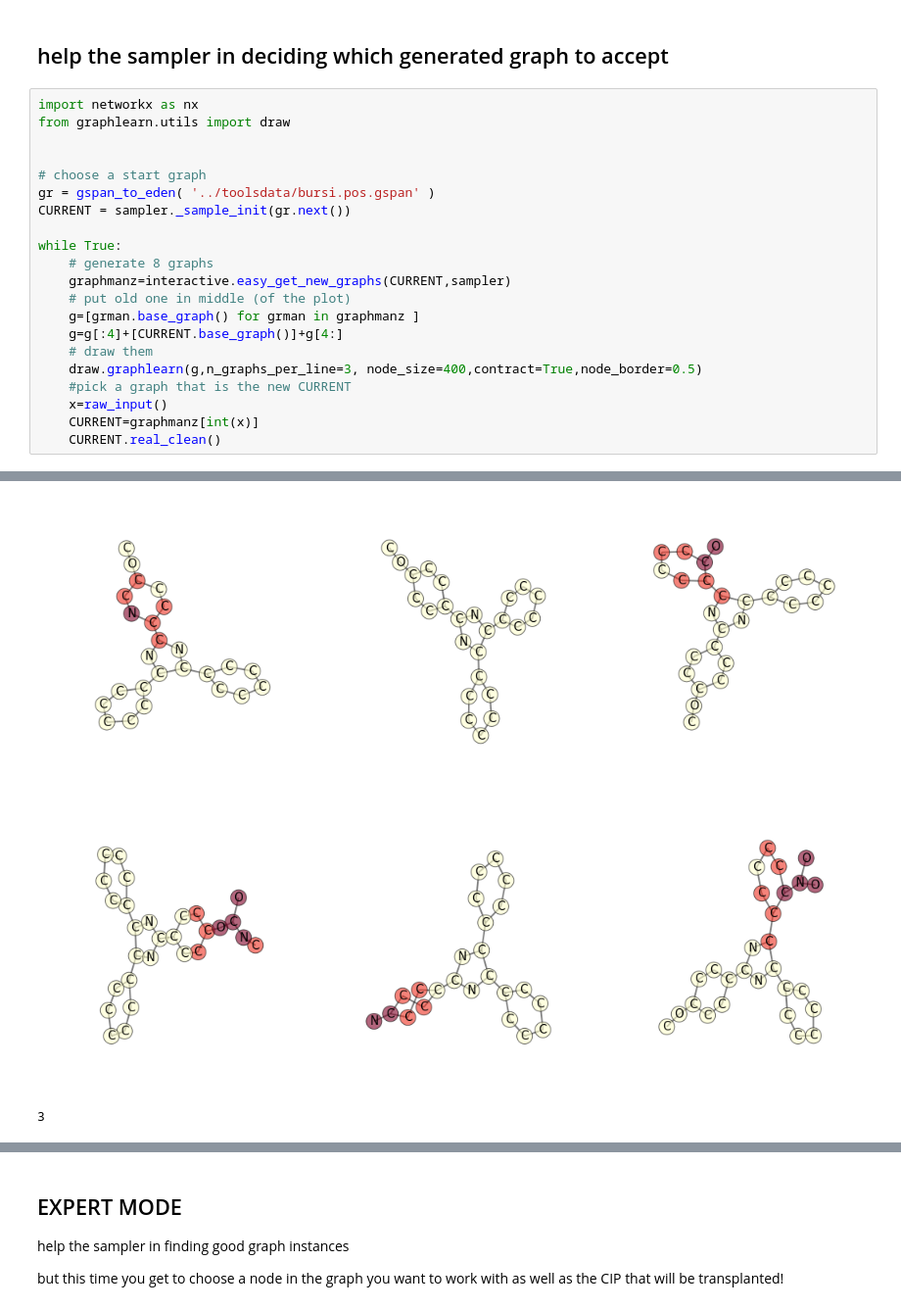
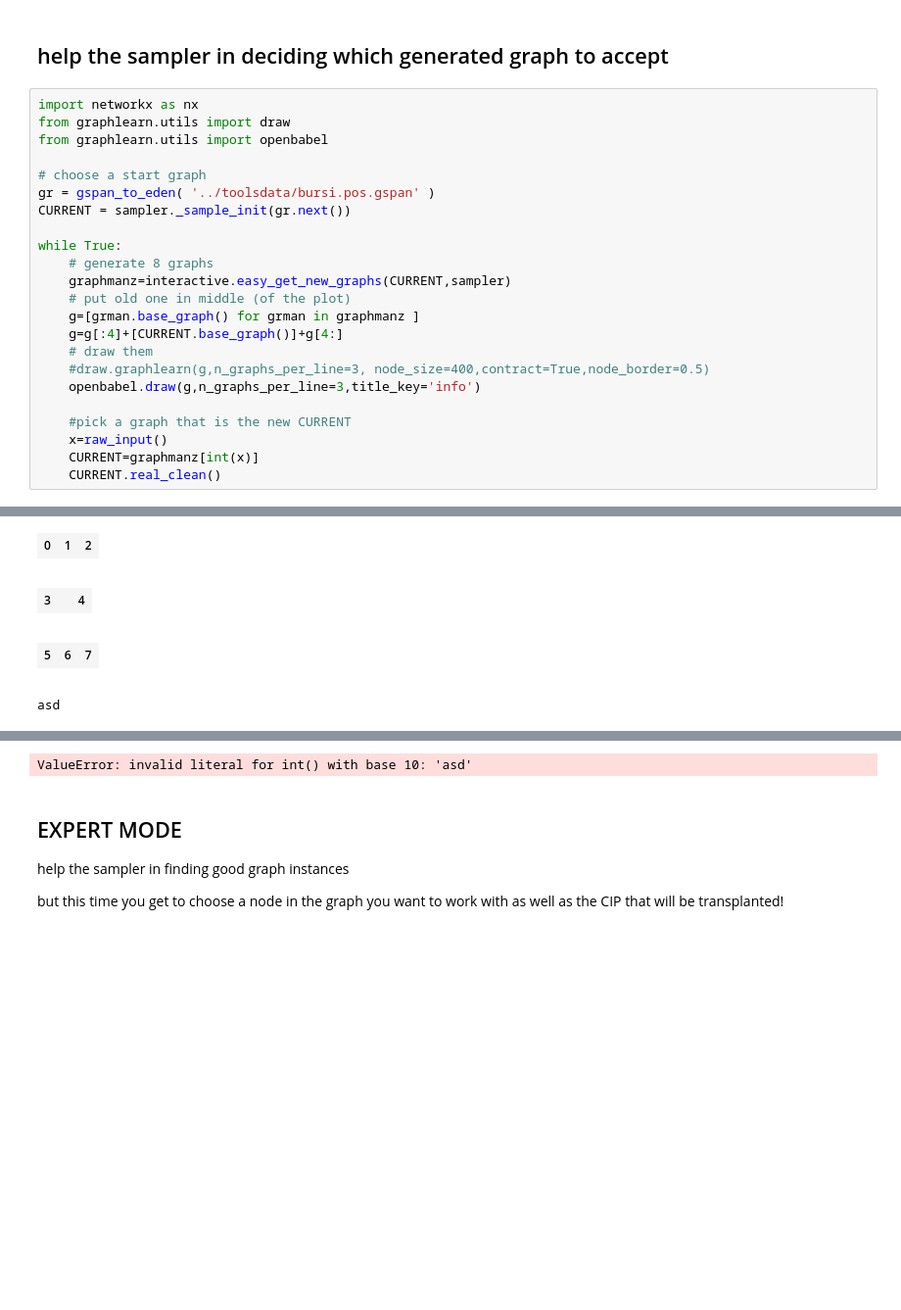
Before and after one commit to fabriziocosta/GraphLearn_examples, a Jupyter notebook: simple_toys/interactive_creation.ipynb, the cells around one changed output, grey strips where cells are left out. Shown: that part at 98% size. Cells and saved outputs as stored; diff of their text form; blank space fills up the shorter version.

Commit message:
openbabel for interactive... might not be a good idea

```diff
--- a/simple_toys/interactive_creation.ipynb
+++ b/simple_toys/interactive_creation.ipynb
@@ -48,7 +48,7 @@ Wall time: 37.6 s
 # %%
 import networkx as nx
 from graphlearn.utils import draw
-
+from graphlearn.utils import openbabel
 
 # choose a start graph
 gr = gspan_to_eden( '../toolsdata/bursi.pos.gspan' )
@@ -61,7 +61,9 @@ while True:
     g=[grman.base_graph() for grman in graphmanz ]
     g=g[:4]+[CURRENT.base_graph()]+g[4:]
     # draw them
-    draw.graphlearn(g,n_graphs_per_line=3, node_size=400,contract=True,node_border=0.5)
+    #draw.graphlearn(g,n_graphs_per_line=3, node_size=400,contract=True,node_border=0.5)
+    openbabel.draw(g,n_graphs_per_line=3,title_key='info')
+
     #pick a graph that is the new CURRENT
     x=raw_input()
     CURRENT=graphmanz[int(x)]
@@ -71,3 +72,7 @@ while True:
-[figure, removed]
-[figure, removed]
+| 0 | 1 | 2 |
+|  |  |  |
+| 3 |  | 4 |
+|  |  |  |
+| 5 | 6 | 7 |
+|  |  |  |
-3
+asd
@@ -77,3 +79,4 @@ while True:
+ValueError: invalid literal for int() with base 10: 'asd'
 # %% [markdown]
 ## EXPERT MODE
 
```
Also changed, not shown: parts of 3 cells of this notebook.
